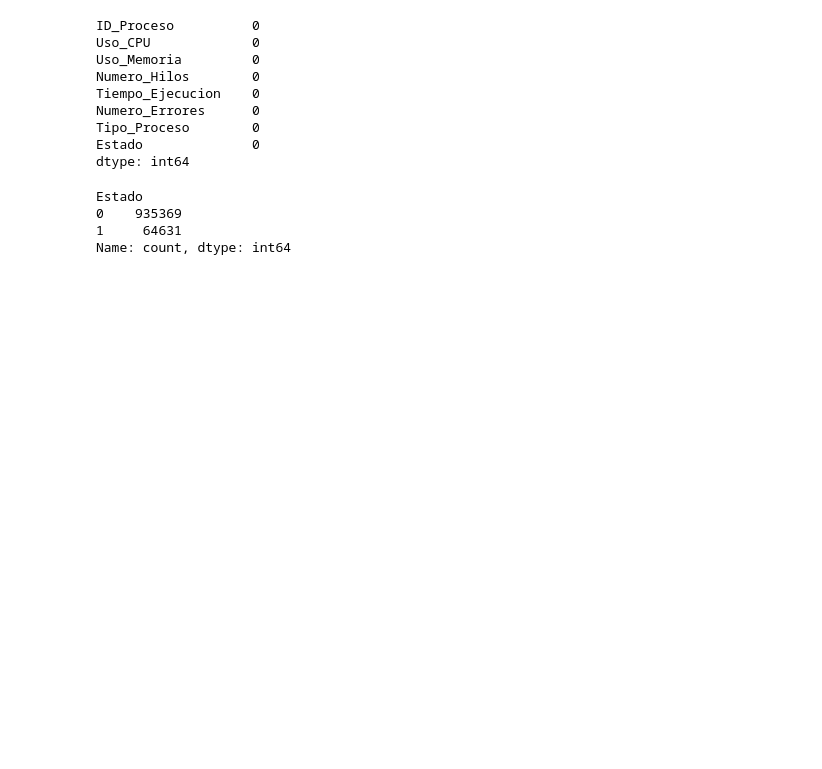
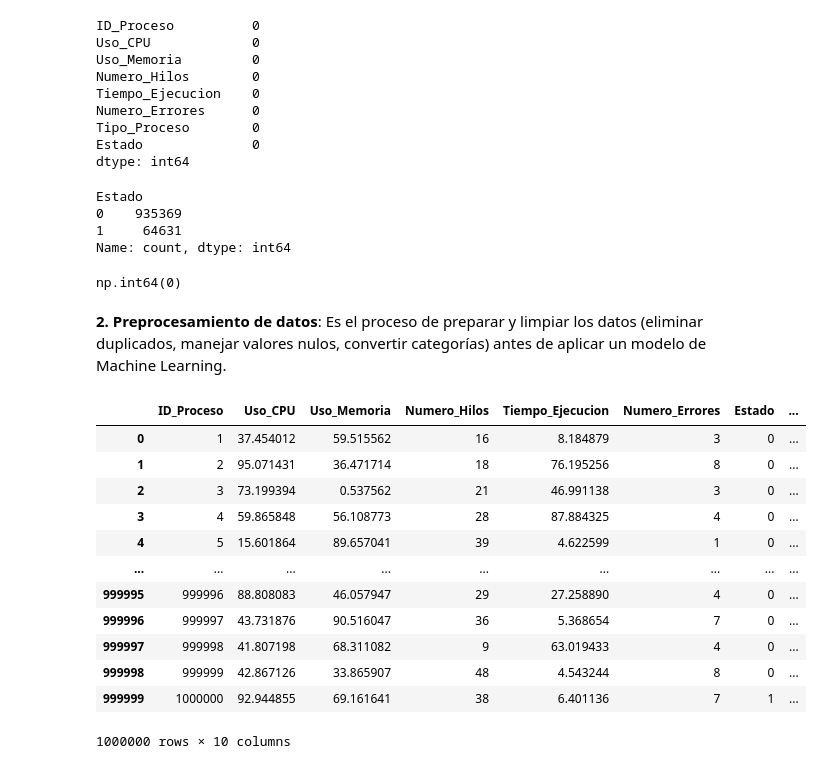
Before and after one commit to Paola-Beltran/machine_learning, a Jupyter notebook: tarea/tarea_ML.ipynb, the cells around one changed output. Cells and saved outputs as stored; diff of their text form; code cells hidden in the pictures; blank space fills up the shorter version.

```diff
--- a/tarea/tarea_ML.ipynb
+++ b/tarea/tarea_ML.ipynb
@@ -51,10 +50,37 @@ Numero_Errores      0
 Tipo_Proceso        0
 Estado              0
 dtype: int64
-# %%
-df['Estado'].value_counts()
-# %% [output]
-Estado
-0    935369
-1     64631
-Name: count, dtype: int64
+# %%
+# cuenta cuantas veces aparece cada valor en la columna Estado
+df['Estado'].value_counts()
+# %% [output]
+Estado
+0    935369
+1     64631
+Name: count, dtype: int64
+# %%
+# Cuenta el número total de duplicados
+df.duplicated().sum()
+# %% [output]
+np.int64(0)
+# %% [markdown]
+**2. Preprocesamiento de datos**:
+Es el proceso de preparar y limpiar los datos (eliminar duplicados, manejar valores nulos, convertir categorías) antes de aplicar un modelo de Machine Learning.
+# %%
+# Se aplica One-Hot Encoding para convertir la columna de texto en variable numérica
+proceso= pd.get_dummies(df, columns=['Tipo_Proceso'])
+proceso
+# %% [output]
+|  | ID_Proceso | Uso_CPU | Uso_Memoria | Numero_Hilos | Tiempo_Ejecucion | Numero_Errores | Estado | ... |
+| 0 | 1 | 37.454012 | 59.515562 | 16 | 8.184879 | 3 | 0 | ... |
+| 1 | 2 | 95.071431 | 36.471714 | 18 | 76.195256 | 8 | 0 | ... |
+| 2 | 3 | 73.199394 | 0.537562 | 21 | 46.991138 | 3 | 0 | ... |
+| 3 | 4 | 59.865848 | 56.108773 | 28 | 87.884325 | 4 | 0 | ... |
+| 4 | 5 | 15.601864 | 89.657041 | 39 | 4.622599 | 1 | 0 | ... |
+| ... | ... | ... | ... | ... | ... | ... | ... | ... |
+| 999995 | 999996 | 88.808083 | 46.057947 | 29 | 27.258890 | 4 | 0 | ... |
+| 999996 | 999997 | 43.731876 | 90.516047 | 36 | 5.368654 | 7 | 0 | ... |
+| 999997 | 999998 | 41.807198 | 68.311082 | 9 | 63.019433 | 4 | 0 | ... |
+| 999998 | 999999 | 42.867126 | 33.865907 | 48 | 4.543244 | 8 | 0 | ... |
+| 999999 | 1000000 | 92.944855 | 69.161641 | 38 | 6.401136 | 7 | 1 | ... |
+1000000 rows × 10 columns
```
Also changed, not shown: parts of 25 cells of this notebook.
